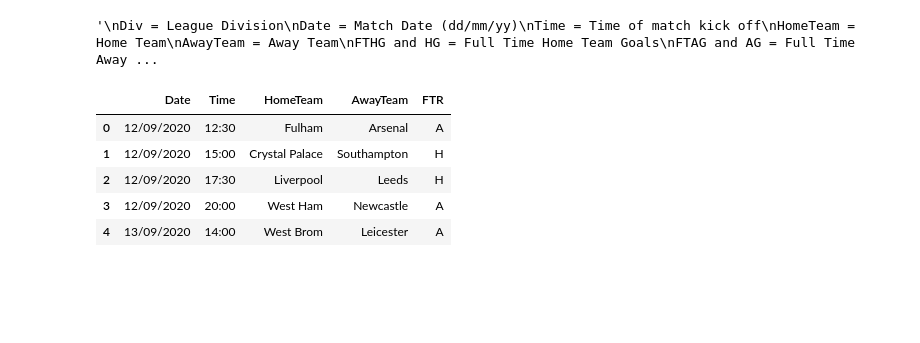
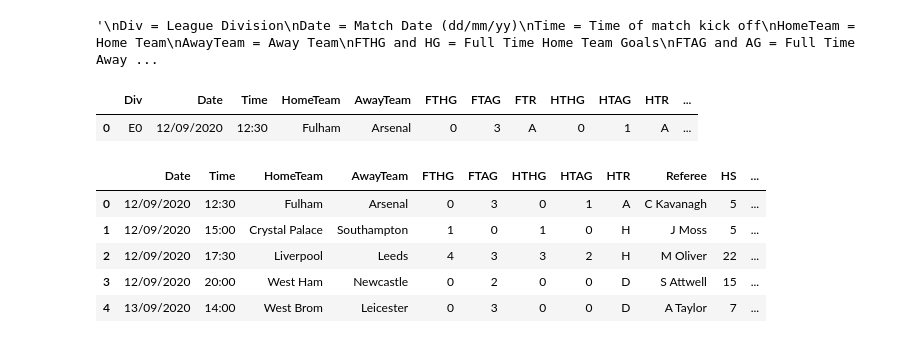
Before and after one commit to venti-sei/Bet26, a Jupyter notebook: bet.ipynb, the cells around one changed output. Cells and saved outputs as stored; diff of their text form; code cells hidden in the pictures; blank space fills up the shorter version.

```diff
--- a/bet.ipynb
+++ b/bet.ipynb
@@ -90,16 +89,22 @@ ABP = Away Team Bookings Points (10 = yellow, 25 = red)
 """
 # %% [output]
 '\nDiv = League Division\nDate = Match Date (dd/mm/yy)\nTime = Time of match kick off\nHomeTeam = Home Team\nAwayTeam = Away Team\nFTHG and HG = Full Time Home Team Goals\nFTAG and AG = Full Time Away ...
+# %%
+display(all_df.head(1))
+# %% [output]
+|  | Div | Date | Time | HomeTeam | AwayTeam | FTHG | FTAG | FTR | HTHG | HTAG | HTR | ... |
+| 0 | E0 | 12/09/2020 | 12:30 | Fulham | Arsenal | 0 | 3 | A | 0 | 1 | A | ... |
 # %%
-relevant_columns = [ 'Date', 'Time', 'HomeTeam', 'AwayTeam','FTR']
+relevant_columns = [ 'Date', 'Time', 'HomeTeam', 'AwayTeam',
+                    'FTHG',	'FTAG',	'HTHG',	'HTAG',	'HTR',	'Referee',	'HS',	'AS',	'HST',	'AST',	'HF',	'AF',	'HC',	'AC',	'HY',	'AY',	'HR',	'AR' ,'FTR']
 
 # Filter the DataFrame to keep only the relevant columns
 filtered_df = all_df[relevant_columns]
 display(filtered_df.head())
 # %% [output]
-|  | Date | Time | HomeTeam | AwayTeam | FTR |
-| 0 | 12/09/2020 | 12:30 | Fulham | Arsenal | A |
-| 1 | 12/09/2020 | 15:00 | Crystal Palace | Southampton | H |
-| 2 | 12/09/2020 | 17:30 | Liverpool | Leeds | H |
-| 3 | 12/09/2020 | 20:00 | West Ham | Newcastle | A |
-| 4 | 13/09/2020 | 14:00 | West Brom | Leicester | A |
+|  | Date | Time | HomeTeam | AwayTeam | FTHG | FTAG | HTHG | HTAG | HTR | Referee | HS | ... |
+| 0 | 12/09/2020 | 12:30 | Fulham | Arsenal | 0 | 3 | 0 | 1 | A | C Kavanagh | 5 | ... |
+| 1 | 12/09/2020 | 15:00 | Crystal Palace | Southampton | 1 | 0 | 1 | 0 | H | J Moss | 5 | ... |
+| 2 | 12/09/2020 | 17:30 | Liverpool | Leeds | 4 | 3 | 3 | 2 | H | M Oliver | 22 | ... |
+| 3 | 12/09/2020 | 20:00 | West Ham | Newcastle | 0 | 2 | 0 | 0 | D | S Attwell | 15 | ... |
+| 4 | 13/09/2020 | 14:00 | West Brom | Leicester | 0 | 3 | 0 | 0 | D | A Taylor | 7 | ... |
```
Also changed, not shown: parts of 20 cells of this notebook.
